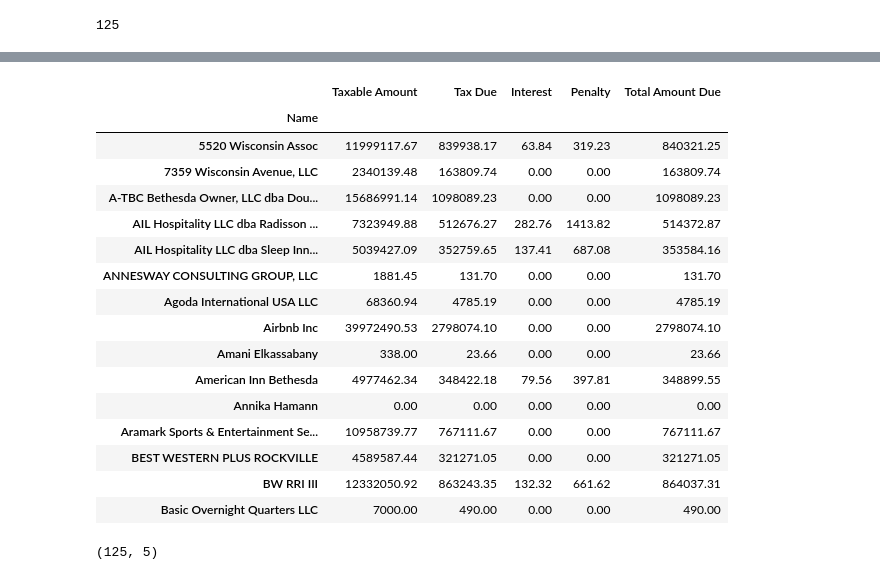
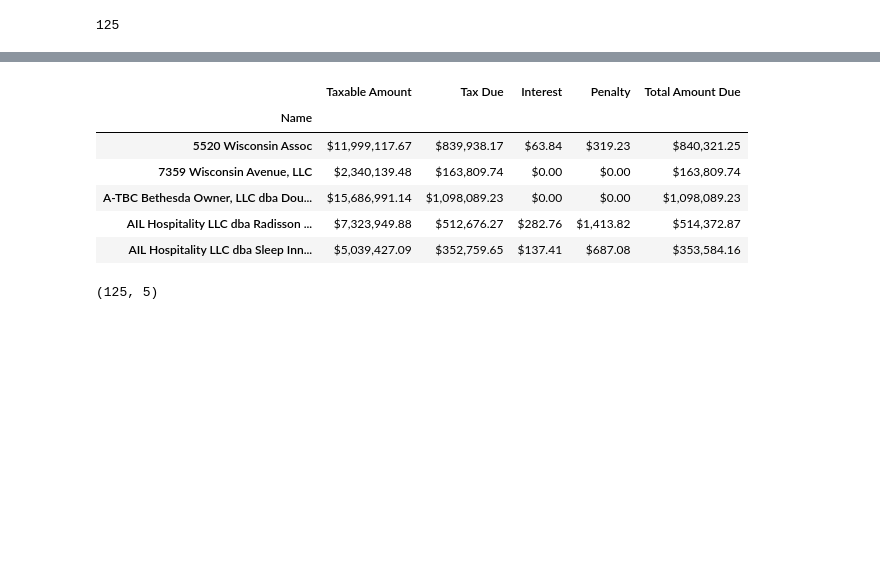
Before and after one commit to dlachaud/Data201, a Jupyter notebook: HotelTax.ipynb, the cells around one changed output, grey strips where cells are left out. Drawn from its saved outputs; the diff is of its cells as text; code cells hidden in the pictures; blank space fills up the shorter version.

```diff
--- a/HotelTax.ipynb
+++ b/HotelTax.ipynb
@@ -191,27 +190,21 @@ df2.describe(include='all')
 # %%
 # Sum of taxes By name
 dfsum = df2.groupby('Name').sum()
 removcol0= ['Month','Quarter','Year']
 dfsum= dfsum.drop(columns=removcol0)
-dfsum.head(15)
+#dfsum.style.format('${0:,.0f}')
+pd.options.display.float_format = '{:,.2f}'.format
+format_dict = {col_name: '${:,.2f}' for col_name in dfsum.select_dtypes(float).columns}
+dfsum.head().style.format(format_dict)
+#dfsum.head(15)
 # %% [output]
 |  | Taxable Amount | Tax Due | Interest | Penalty | Total Amount Due |
 | Name |  |  |  |  |  |
-| 5520 Wisconsin Assoc | 11999117.67 | 839938.17 | 63.84 | 319.23 | 840321.25 |
-| 7359 Wisconsin Avenue, LLC | 2340139.48 | 163809.74 | 0.00 | 0.00 | 163809.74 |
-| A-TBC Bethesda Owner, LLC dba Dou... | 15686991.14 | 1098089.23 | 0.00 | 0.00 | 1098089.23 |
-| AIL Hospitality LLC dba Radisson ... | 7323949.88 | 512676.27 | 282.76 | 1413.82 | 514372.87 |
-| AIL Hospitality LLC dba Sleep Inn... | 5039427.09 | 352759.65 | 137.41 | 687.08 | 353584.16 |
-| ANNESWAY CONSULTING GROUP, LLC | 1881.45 | 131.70 | 0.00 | 0.00 | 131.70 |
-| Agoda International USA LLC | 68360.94 | 4785.19 | 0.00 | 0.00 | 4785.19 |
-| Airbnb Inc | 39972490.53 | 2798074.10 | 0.00 | 0.00 | 2798074.10 |
-| Amani Elkassabany | 338.00 | 23.66 | 0.00 | 0.00 | 23.66 |
-| American Inn Bethesda | 4977462.34 | 348422.18 | 79.56 | 397.81 | 348899.55 |
-| Annika Hamann | 0.00 | 0.00 | 0.00 | 0.00 | 0.00 |
-| Aramark Sports & Entertainment Se... | 10958739.77 | 767111.67 | 0.00 | 0.00 | 767111.67 |
-| BEST WESTERN PLUS ROCKVILLE | 4589587.44 | 321271.05 | 0.00 | 0.00 | 321271.05 |
-| BW RRI III | 12332050.92 | 863243.35 | 132.32 | 661.62 | 864037.31 |
-| Basic Overnight Quarters LLC | 7000.00 | 490.00 | 0.00 | 0.00 | 490.00 |
+| 5520 Wisconsin Assoc | $11,999,117.67 | $839,938.17 | $63.84 | $319.23 | $840,321.25 |
+| 7359 Wisconsin Avenue, LLC | $2,340,139.48 | $163,809.74 | $0.00 | $0.00 | $163,809.74 |
+| A-TBC Bethesda Owner, LLC dba Dou... | $15,686,991.14 | $1,098,089.23 | $0.00 | $0.00 | $1,098,089.23 |
+| AIL Hospitality LLC dba Radisson ... | $7,323,949.88 | $512,676.27 | $282.76 | $1,413.82 | $514,372.87 |
+| AIL Hospitality LLC dba Sleep Inn... | $5,039,427.09 | $352,759.65 | $137.41 | $687.08 | $353,584.16 |
 # %%
 dfsum.shape
 # %% [output]
```
Also changed, not shown: parts of 22 cells of this notebook.
